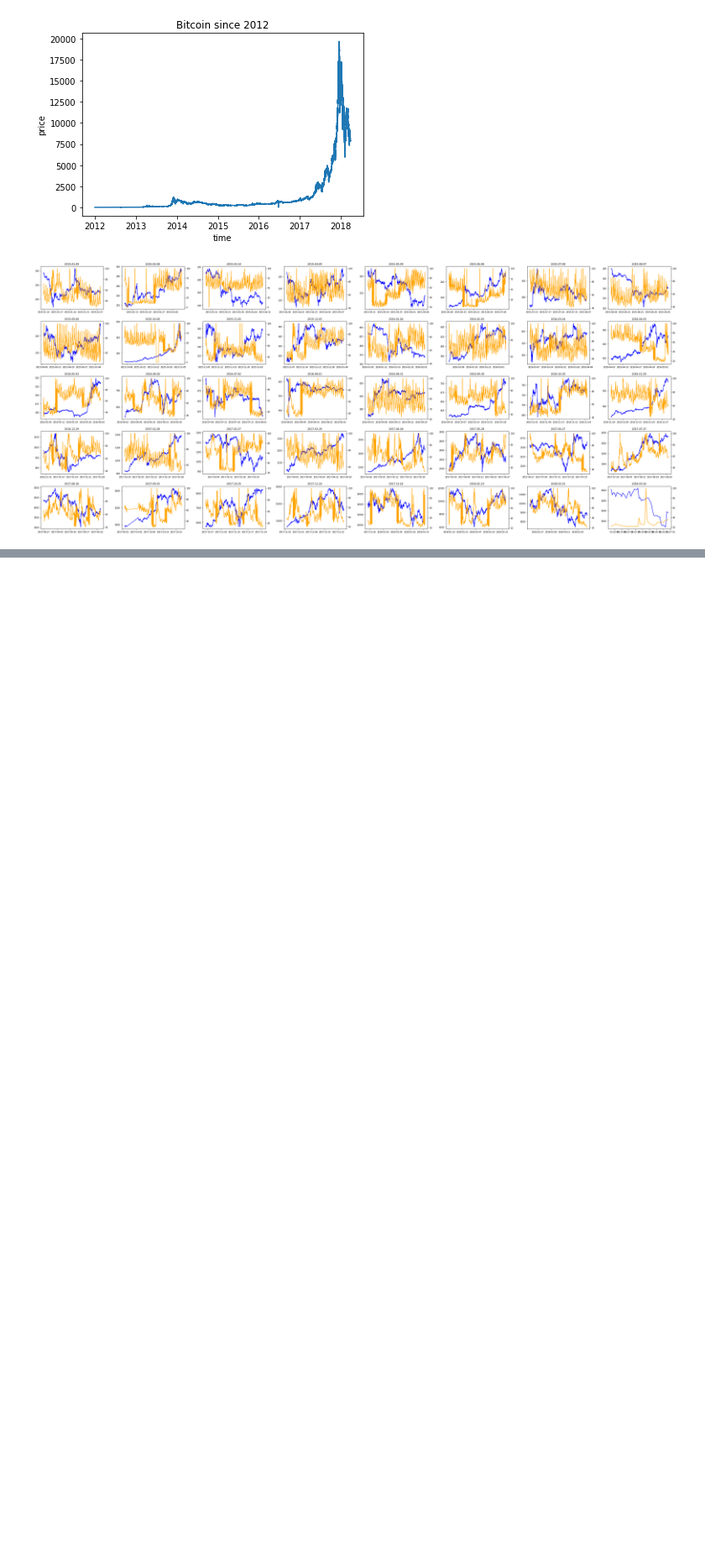
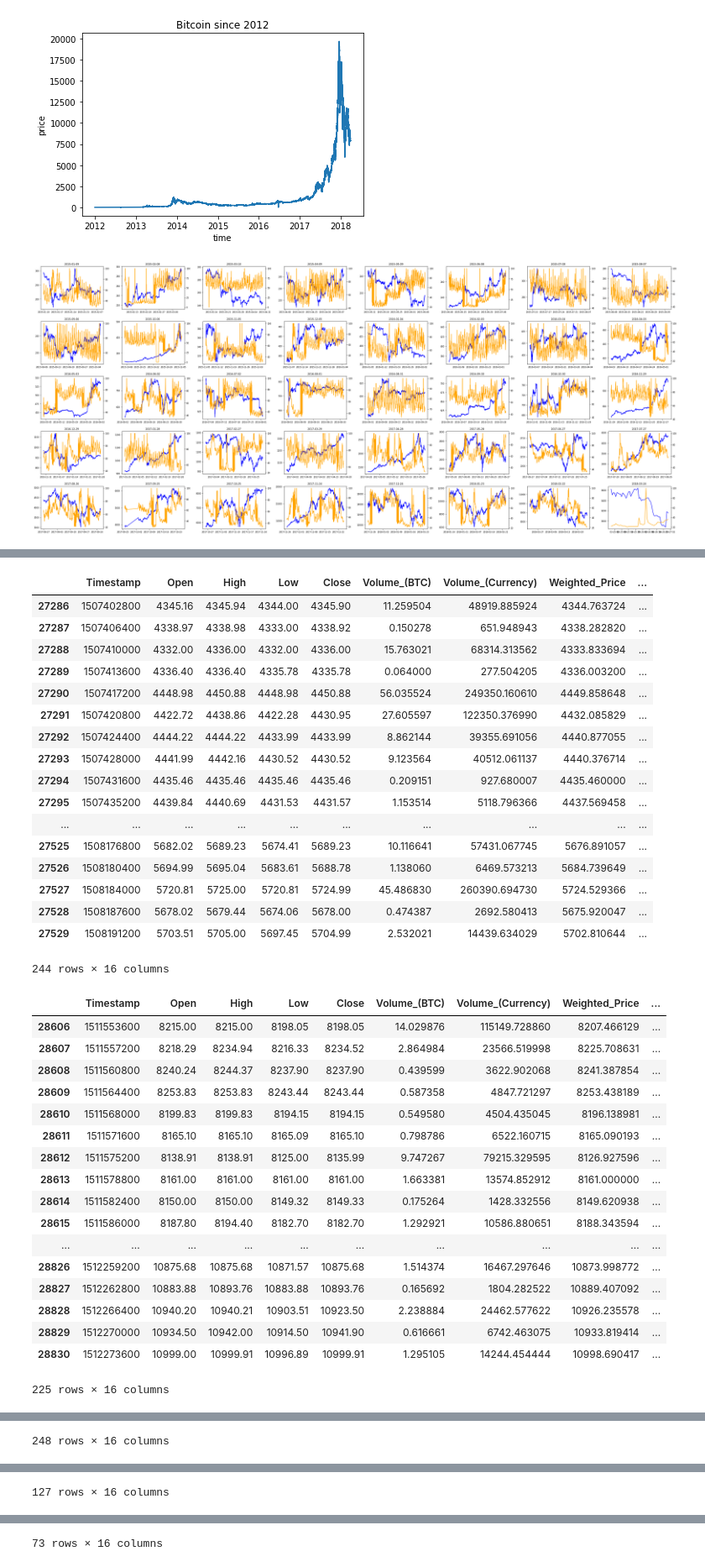
Before and after one commit to shoyasaxa/Crypto-Spikes, a Jupyter notebook: analyze_data.ipynb, the cells around one changed output, grey strips where cells are left out. Shown at 84% size. Drawn from its saved outputs; the diff is of its cells as text; code cells hidden in the pictures; blank space fills up the shorter version.

Commit message:
initial anomaly research

```diff
--- a/analyze_data.ipynb
+++ b/analyze_data.ipynb
@@ -100,0 +163,62 @@ plt.show();
+# %%
+fig2, axes2 = plt.subplots(nrows=3, ncols=3, figsize=(40,40), sharex=False, sharey=False)
+
+#for i, anomaly in enumerate(anomalies):
+for i, ax in enumerate(axes2.flatten()):
+    time_period = anomalies[i].get_time_window()
+    start_timestamp = time_period[0]
+    end_timestamp = time_period[1]
+
+    in_range_df = btc_and_trends_df_hourly[ (btc_and_trends_df_hourly["Timestamp"] > start_timestamp) & (btc_and_trends_df_hourly["Timestamp"] <= end_timestamp) ]
+
+    display(in_range_df)
+
+    ax.plot(in_range_df["Date"], in_range_df["Close"], color='blue')
+    ax2 = ax.twinx()
+    ax2.plot(in_range_df["Date"], in_range_df["Bitcoin"], color='orange' )
+    ax.set_title(str(in_range_df["Date"].iloc[0])[:-8] + ' - ' + str(in_range_df["Date"].iloc[-1])[:-8] )
+    for tick in ax.get_xticklabels():
+        tick.set_rotation(90)
+
+fig.tight_layout()
+fig.subplots_adjust(hspace=2)
+plt.show();
+
+# Blue is Price, Orange is Trends
+# %% [output]
+|  | Timestamp | Open | High | Low | Close | Volume_(BTC) | Volume_(Currency) | Weighted_Price | ... |
+| 27286 | 1507402800 | 4345.16 | 4345.94 | 4344.00 | 4345.90 | 11.259504 | 48919.885924 | 4344.763724 | ... |
+| 27287 | 1507406400 | 4338.97 | 4338.98 | 4333.00 | 4338.92 | 0.150278 | 651.948943 | 4338.282820 | ... |
+| 27288 | 1507410000 | 4332.00 | 4336.00 | 4332.00 | 4336.00 | 15.763021 | 68314.313562 | 4333.833694 | ... |
+| 27289 | 1507413600 | 4336.40 | 4336.40 | 4335.78 | 4335.78 | 0.064000 | 277.504205 | 4336.003200 | ... |
+| 27290 | 1507417200 | 4448.98 | 4450.88 | 4448.98 | 4450.88 | 56.035524 | 249350.160610 | 4449.858648 | ... |
+| 27291 | 1507420800 | 4422.72 | 4438.86 | 4422.28 | 4430.95 | 27.605597 | 122350.376990 | 4432.085829 | ... |
+| 27292 | 1507424400 | 4444.22 | 4444.22 | 4433.99 | 4433.99 | 8.862144 | 39355.691056 | 4440.877055 | ... |
+| 27293 | 1507428000 | 4441.99 | 4442.16 | 4430.52 | 4430.52 | 9.123564 | 40512.061137 | 4440.376714 | ... |
+| 27294 | 1507431600 | 4435.46 | 4435.46 | 4435.46 | 4435.46 | 0.209151 | 927.680007 | 4435.460000 | ... |
+| 27295 | 1507435200 | 4439.84 | 4440.69 | 4431.53 | 4431.57 | 1.153514 | 5118.796366 | 4437.569458 | ... |
+| ... | ... | ... | ... | ... | ... | ... | ... | ... | ... |
+| 27525 | 1508176800 | 5682.02 | 5689.23 | 5674.41 | 5689.23 | 10.116641 | 57431.067745 | 5676.891057 | ... |
+| 27526 | 1508180400 | 5694.99 | 5695.04 | 5683.61 | 5688.78 | 1.138060 | 6469.573213 | 5684.739649 | ... |
+| 27527 | 1508184000 | 5720.81 | 5725.00 | 5720.81 | 5724.99 | 45.486830 | 260390.694730 | 5724.529366 | ... |
+| 27528 | 1508187600 | 5678.02 | 5679.44 | 5674.06 | 5678.00 | 0.474387 | 2692.580413 | 5675.920047 | ... |
+| 27529 | 1508191200 | 5703.51 | 5705.00 | 5697.45 | 5704.99 | 2.532021 | 14439.634029 | 5702.810644 | ... |
+244 rows × 16 columns
+|  | Timestamp | Open | High | Low | Close | Volume_(BTC) | Volume_(Currency) | Weighted_Price | ... |
+| 28606 | 1511553600 | 8215.00 | 8215.00 | 8198.05 | 8198.05 | 14.029876 | 115149.728860 | 8207.466129 | ... |
+| 28607 | 1511557200 | 8218.29 | 8234.94 | 8216.33 | 8234.52 | 2.864984 | 23566.519998 | 8225.708631 | ... |
+| 28608 | 1511560800 | 8240.24 | 8244.37 | 8237.90 | 8237.90 | 0.439599 | 3622.902068 | 8241.387854 | ... |
+| 28609 | 1511564400 | 8253.83 | 8253.83 | 8243.44 | 8243.44 | 0.587358 | 4847.721297 | 8253.438189 | ... |
+| 28610 | 1511568000 | 8199.83 | 8199.83 | 8194.15 | 8194.15 | 0.549580 | 4504.435045 | 8196.138981 | ... |
+| 28611 | 1511571600 | 8165.10 | 8165.10 | 8165.09 | 8165.10 | 0.798786 | 6522.160715 | 8165.090193 | ... |
+| 28612 | 1511575200 | 8138.91 | 8138.91 | 8125.00 | 8135.99 | 9.747267 | 79215.329595 | 8126.927596 | ... |
+| 28613 | 1511578800 | 8161.00 | 8161.00 | 8161.00 | 8161.00 | 1.663381 | 13574.852912 | 8161.000000 | ... |
+| 28614 | 1511582400 | 8150.00 | 8150.00 | 8149.32 | 8149.33 | 0.175264 | 1428.332556 | 8149.620938 | ... |
+| 28615 | 1511586000 | 8187.80 | 8194.40 | 8182.70 | 8182.70 | 1.292921 | 10586.880651 | 8188.343594 | ... |
+| ... | ... | ... | ... | ... | ... | ... | ... | ... | ... |
+| 28826 | 1512259200 | 10875.68 | 10875.68 | 10871.57 | 10875.68 | 1.514374 | 16467.297646 | 10873.998772 | ... |
+| 28827 | 1512262800 | 10883.88 | 10893.76 | 10883.88 | 10893.76 | 0.165692 | 1804.282522 | 10889.407092 | ... |
+| 28828 | 1512266400 | 10940.20 | 10940.21 | 10903.51 | 10923.50 | 2.238884 | 24462.577622 | 10926.235578 | ... |
+| 28829 | 1512270000 | 10934.50 | 10942.00 | 10914.50 | 10941.90 | 0.616661 | 6742.463075 | 10933.819414 | ... |
+| 28830 | 1512273600 | 10999.00 | 10999.91 | 10996.89 | 10999.91 | 1.295105 | 14244.454444 | 10998.690417 | ... |
+225 rows × 16 columns
@@ -100,0 +242 @@ plt.show();
+248 rows × 16 columns
@@ -100,0 +260 @@ plt.show();
+127 rows × 16 columns
@@ -100,0 +278 @@ plt.show();
+73 rows × 16 columns
```
Also changed, not shown: parts of 4 cells of this notebook, 1 other file.
